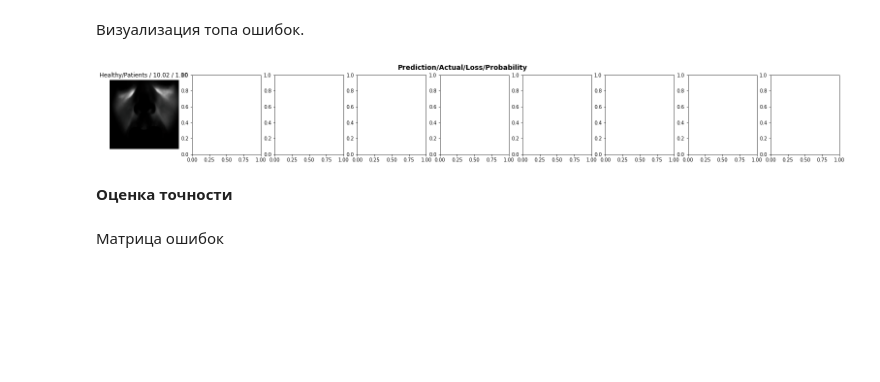
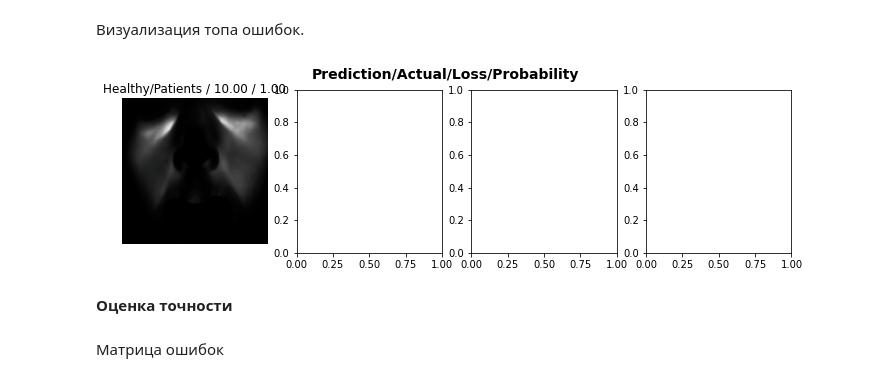
Before and after one commit to Mechanics-Mechatronics-and-Robotics/Pattern_recognition_spr_2022, a Jupyter notebook: Diaphanoscopy_template.ipynb, the cells around one changed output. Drawn from its saved outputs; the diff is of its cells as text; code cells hidden in the pictures; blank space fills up the shorter version.

```diff
--- a/Diaphanoscopy_template.ipynb
+++ b/Diaphanoscopy_template.ipynb
@@ -77,9 +127,9 @@ learn.show_results()
 # %% [markdown]
 Визуализация топа ошибок.
 # %%
-interp.plot_top_losses(9, nrows=1)
+interp.plot_top_losses(4, nrows=1)
 # %% [output]
-[figure, old version]
+[figure, new version]
 # %% [markdown]
 **Оценка точности**
 # %% [markdown]
```
Also changed, not shown: parts of 26 cells of this notebook.
